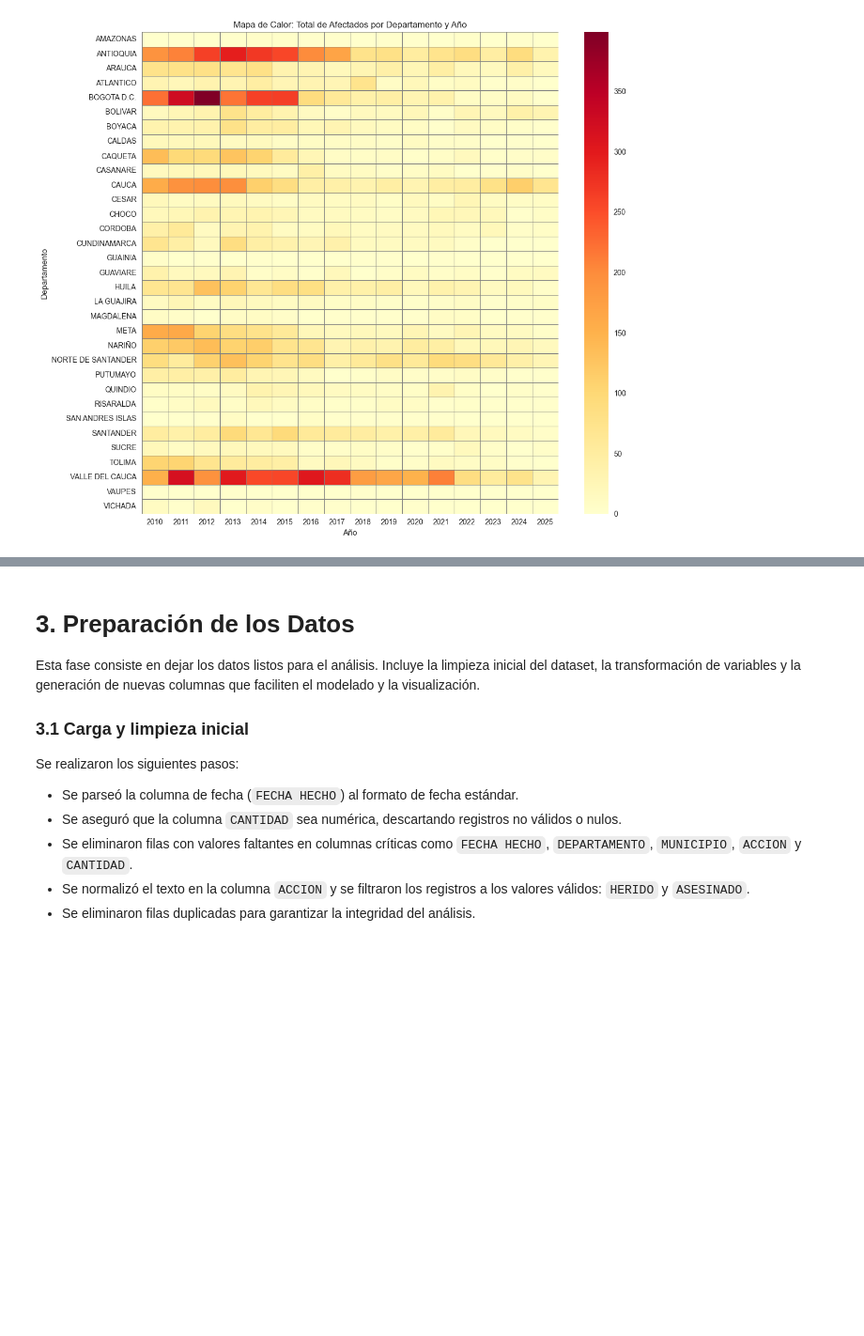
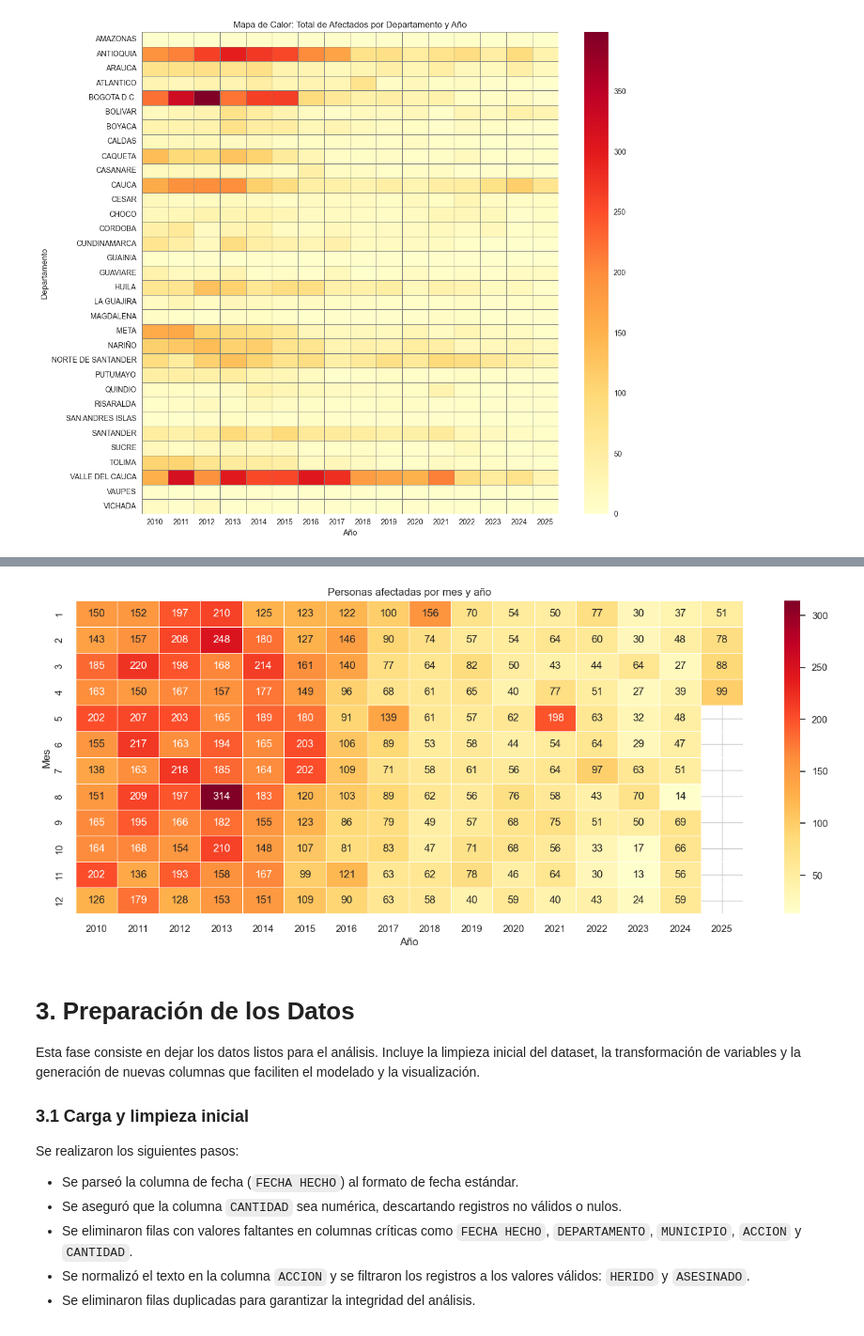
Before and after one commit to Esmeralda-RG/proyecto_datos, a Jupyter notebook: Analisis_Incidentes_Fuerza_Publica.ipynb, the cells around one changed output, grey strips where cells are left out. Shown: that part at 94% size. Cells and saved outputs as stored; diff of their text form; code cells hidden in the pictures; blank space fills up the shorter version.

Commit message:
New graphics and descriptions

```diff
--- a/Analisis_Incidentes_Fuerza_Publica.ipynb
+++ b/Analisis_Incidentes_Fuerza_Publica.ipynb
@@ -361,3 +364,22 @@ plt.show()
+# %%
+# Agrupar por año y mes
+df['MES'] = df['FECHA HECHO'].dt.month
+df['AÑO'] = df['FECHA HECHO'].dt.year
+
+pivot_mes_año = df.pivot_table(
+    index='MES', columns='AÑO', values='CANTIDAD', aggfunc='sum'
+)
+
+# Crear mapa de calor
+plt.figure(figsize=(14, 6))
+sns.heatmap(pivot_mes_año, cmap='YlOrRd', linewidths=0.5, annot=True, fmt='.0f')
+plt.title('Personas afectadas por mes y año')
+plt.xlabel('Año')
+plt.ylabel('Mes')
+plt.tight_layout()
+plt.show()
+# %% [output]
+[figure, added]
 # %% [markdown]
 
 # 3. Preparación de los Datos
```
Also changed, not shown: parts of 2 cells of this notebook.
